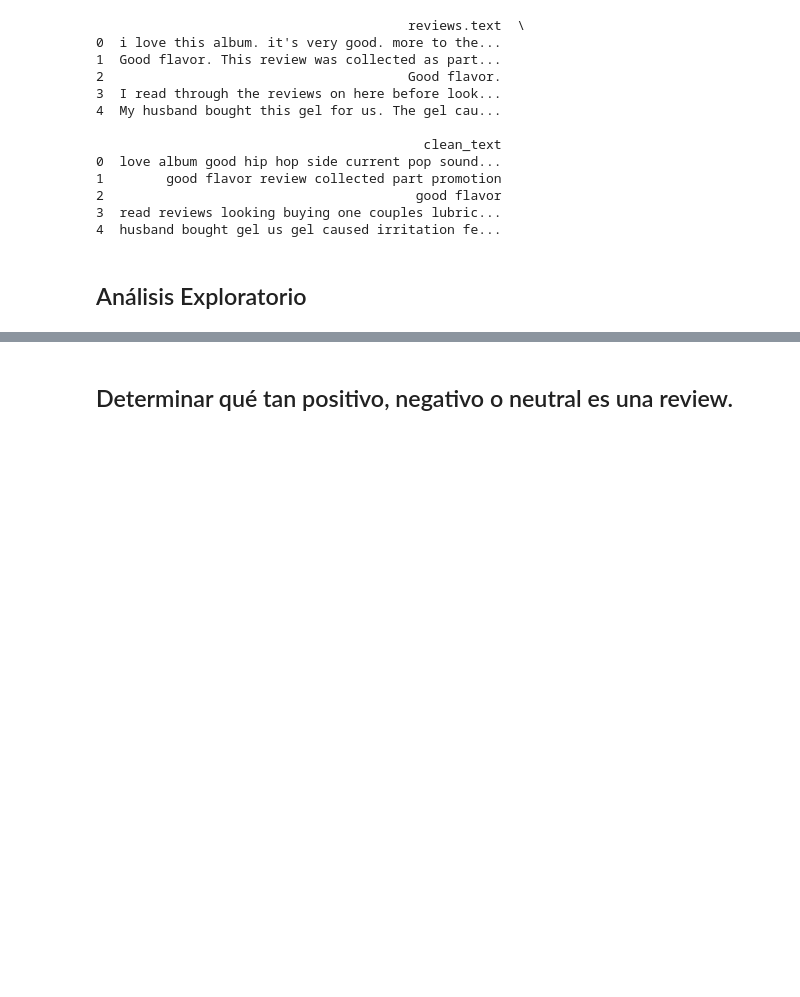
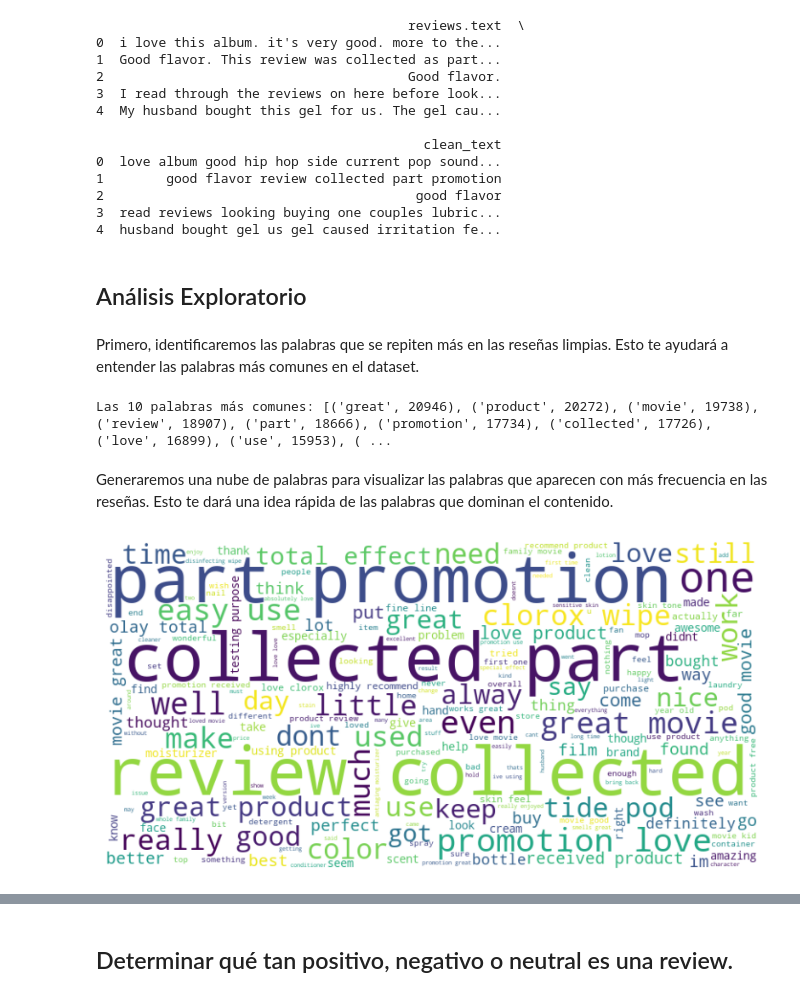
Before and after one commit to MarioGuerra21008/Lab6DataScience, a Jupyter notebook: Lab6.ipynb, the cells around one changed output, grey strips where cells are left out. Drawn from its saved outputs; the diff is of its cells as text; code cells hidden in the pictures; blank space fills up the shorter version.

```diff
--- a/Lab6.ipynb
+++ b/Lab6.ipynb
@@ -412,0 +411,26 @@ print(reviews_train_file[['reviews.text', 'clean_text']].head())
+# %% [markdown]
+Primero, identificaremos las palabras que se repiten más en las reseñas limpias. Esto te ayudará a entender las palabras más comunes en el dataset.
+# %%
+from collections import Counter
+
+# Tokenizar las palabras del texto limpio
+word_counts = Counter(" ".join(reviews_train_file['clean_text']).split())
+
+# Obtener las 10 palabras más comunes
+most_common_words = word_counts.most_common(10)
+print("Las 10 palabras más comunes:", most_common_words)
+# %% [output]
+Las 10 palabras más comunes: [('great', 20946), ('product', 20272), ('movie', 19738), ('review', 18907), ('part', 18666), ('promotion', 17734), ('collected', 17726), ('love', 16899), ('use', 15953), ( ...
+# %% [markdown]
+Generaremos una nube de palabras para visualizar las palabras que aparecen con más frecuencia en las reseñas. Esto te dará una idea rápida de las palabras que dominan el contenido.
+# %%
+# Generar la nube de palabras
+wordcloud = WordCloud(width=800, height=400, background_color='white').generate(" ".join(reviews_train_file['clean_text']))
+
+# Mostrar la nube de palabras
+plt.figure(figsize=(10, 5))
+plt.imshow(wordcloud, interpolation='bilinear')
+plt.axis('off')
+plt.show()
+# %% [output]
+[figure, added]
```
Also changed, not shown: parts of 9 cells of this notebook, 1 other file.
